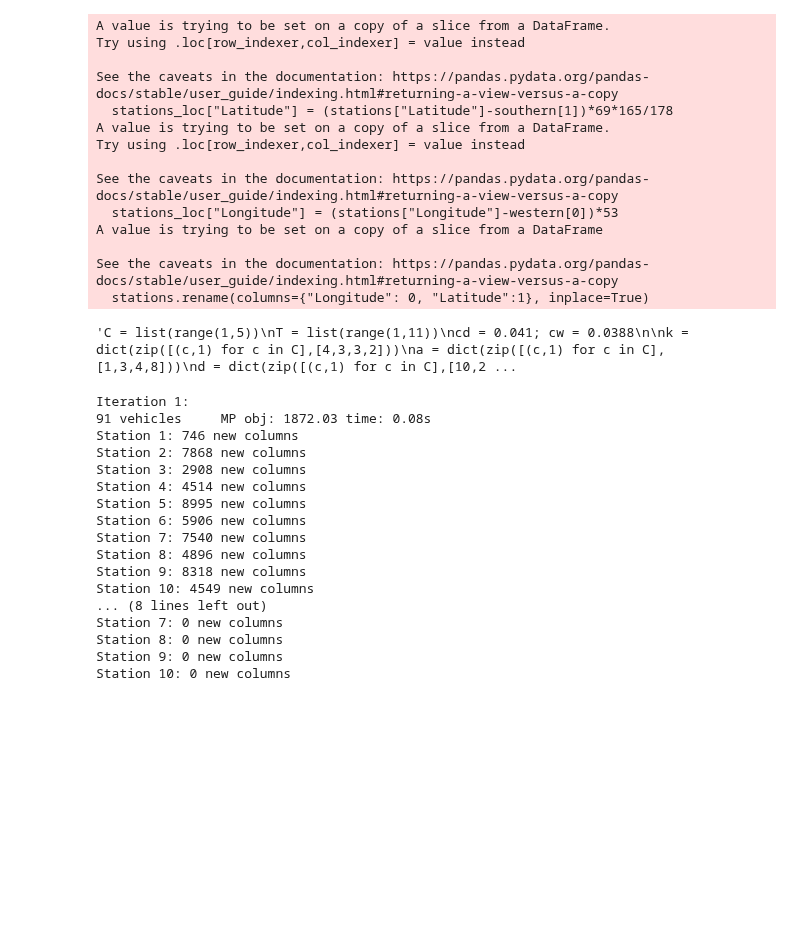
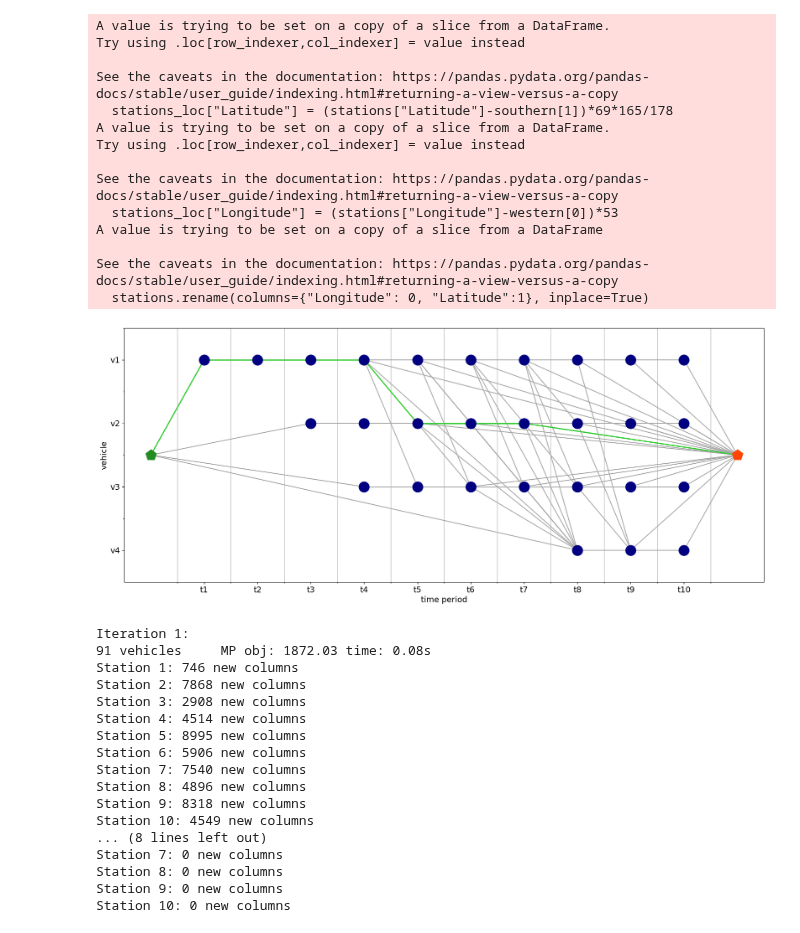
Before and after one commit to juanbeta98/MOPTA-23, a Jupyter notebook: SPPRC.ipynb, the cells around one changed output. Drawn from its saved outputs; the diff is of its cells as text; code cells hidden in the pictures; blank space fills up the shorter version.

```diff
--- a/SPPRC.ipynb
+++ b/SPPRC.ipynb
@@ -389,16 +384,20 @@ def label_algorithm(s,V,A,C,T,r,k,a,ext,pi,sigma):
 
     return routes
 # %%
-'''C = list(range(1,5))
+C = list(range(1,5))
 T = list(range(1,11))
 cd = 0.041; cw = 0.0388
 
 k = dict(zip([(c,1) for c in C],[4,3,3,2]))
 a = dict(zip([(c,1) for c in C],[1,3,4,8]))
 d = dict(zip([(c,1) for c in C],[10,20,30,40]))
-p = dict(zip([(c,1) for c in C],[130+d[c,1] for c in C]))'''
+p = dict(zip([(c,1) for c in C],[130+d[c,1] for c in C]))
-# %% [output]
-'C = list(range(1,5))\nT = list(range(1,11))\ncd = 0.041; cw = 0.0388\n\nk = dict(zip([(c,1) for c in C],[4,3,3,2]))\na = dict(zip([(c,1) for c in C],[1,3,4,8]))\nd = dict(zip([(c,1) for c in C],[10,2 ...
+# %%
+V,A,rc = get_graph(1,C,T,a,k,d,p,cd,cw,{f"V{c}":0 for c in C},0)
+Route = [(2.5,0),(1,1),(1,2),(1,3),(1,4),(2,5),(2,6),(2,7),(2.5,11)]
+plot_graph(1,V,A,C,T,a,k,Route=Route)
+# %% [output]
+[figure, added]
 # %%
 ''' Number of vehicles and stations '''
 
```
Also changed, not shown: parts of 1 cell of this notebook, 4 other files.
